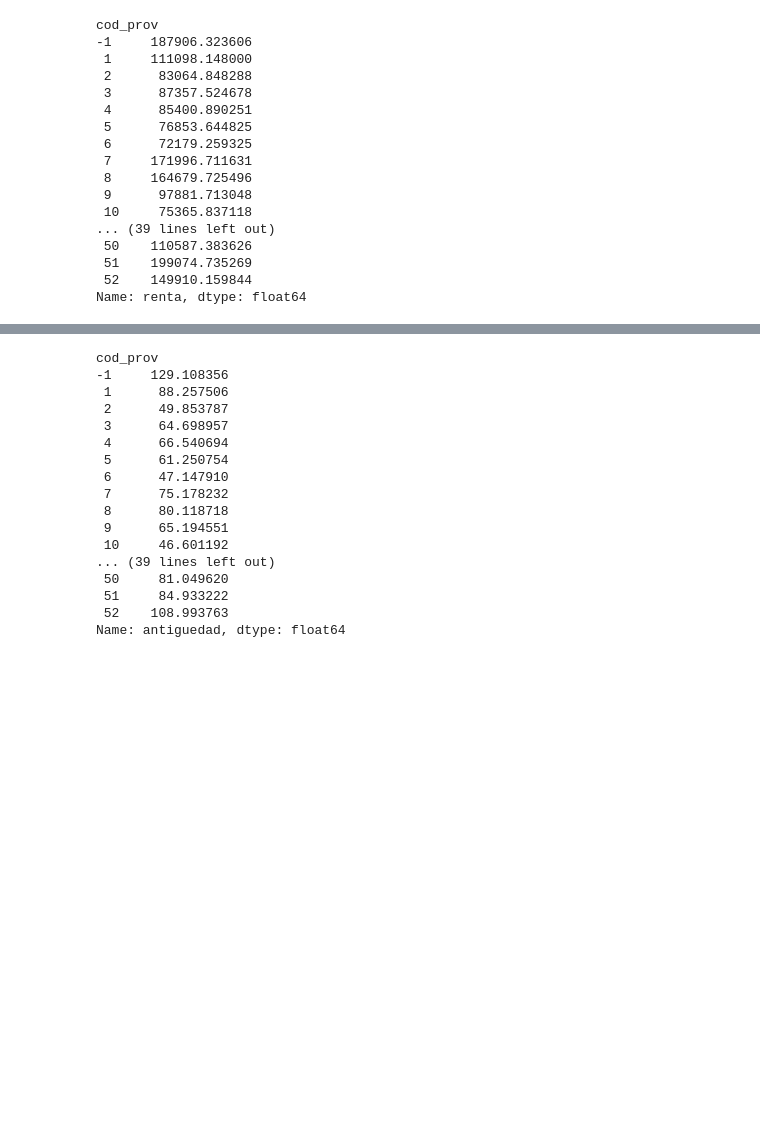
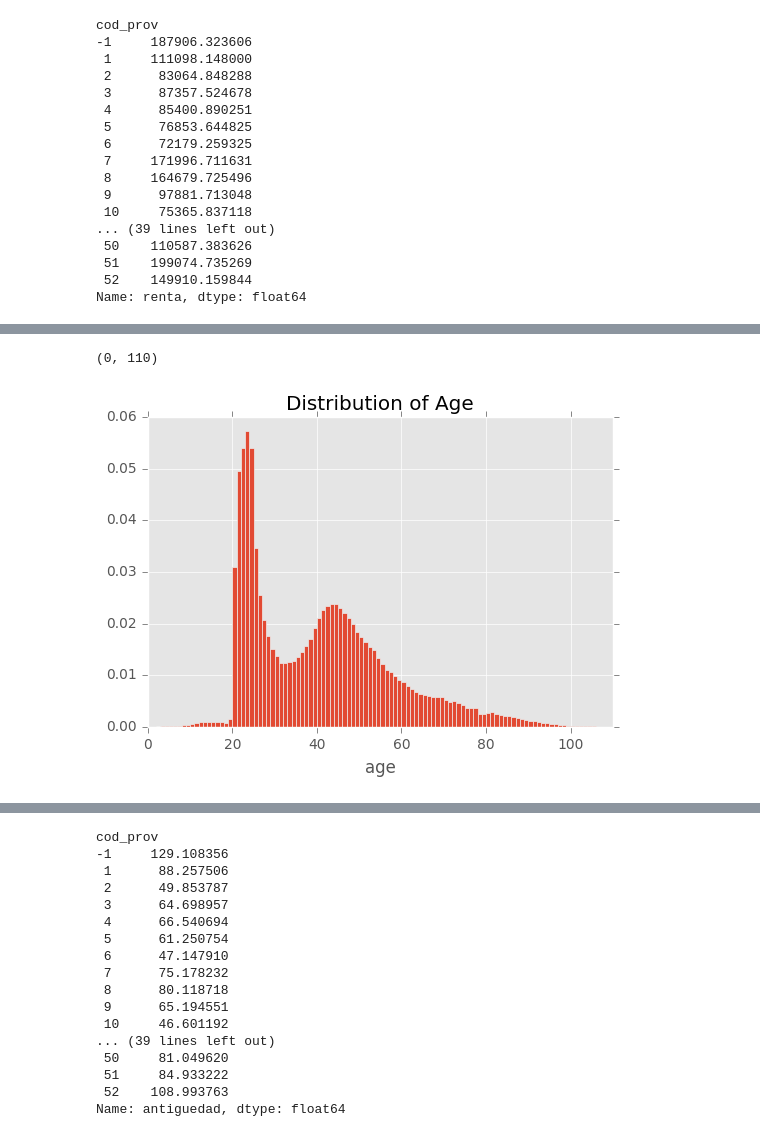
Before and after one commit to MedAlyH/Santander-Product-Recommendation, a Jupyter notebook: notebook/EDA.ipynb, the cells around one changed output, grey strips where cells are left out. Saved outputs shown, nothing was run; the diff lists cells and outputs as text; code cells hidden in the pictures; blank space fills up the shorter version.

```diff
--- a/notebook/EDA.ipynb
+++ b/notebook/EDA.ipynb
@@ -118,0 +147,8 @@ Name: renta, dtype: float64
+# %%
+train[train['age'] != -1]['age'].hist(bins=162, normed=1)
+plt.xlabel('age')
+plt.title('Distribution of Age')
+plt.xlim(0, 110)
+# %% [output]
+(0, 110)
+[figure, added]
```
Also changed, not shown: parts of 10 cells of this notebook, 6 other files.
